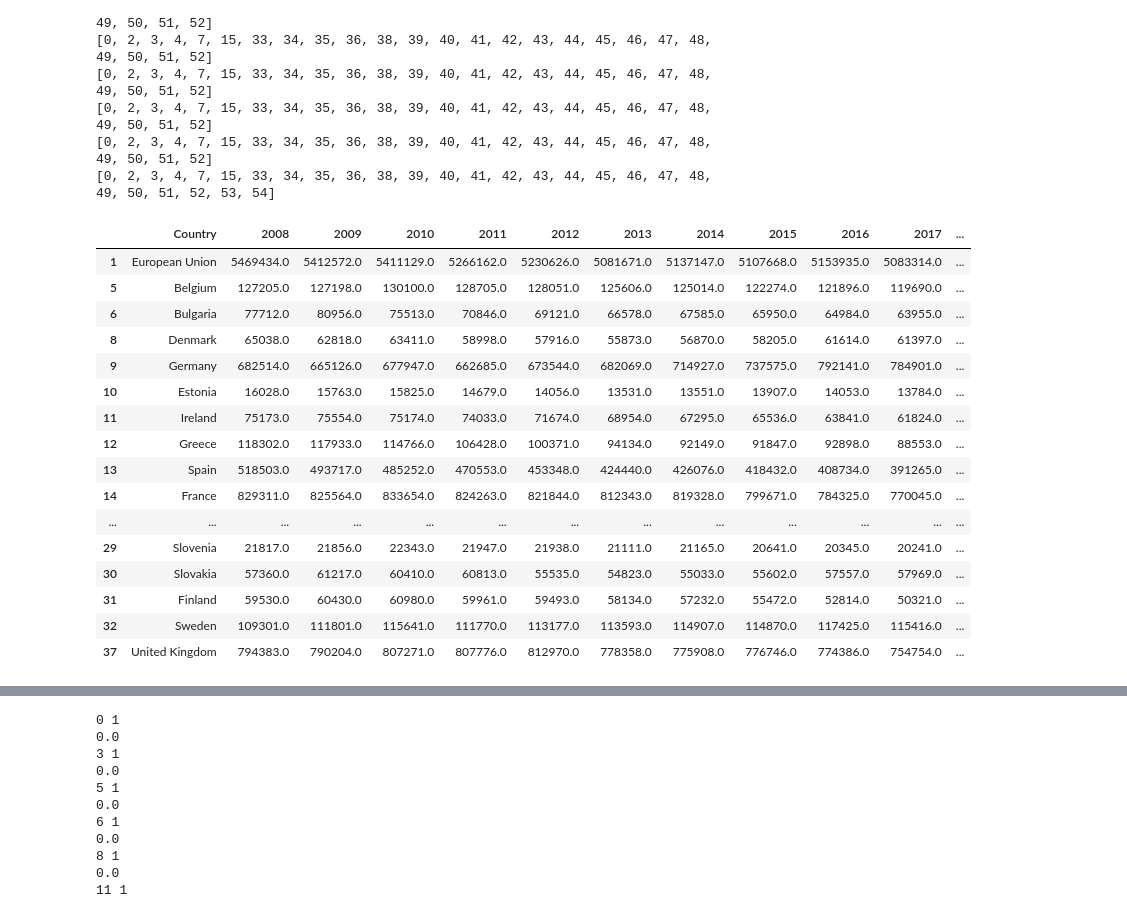
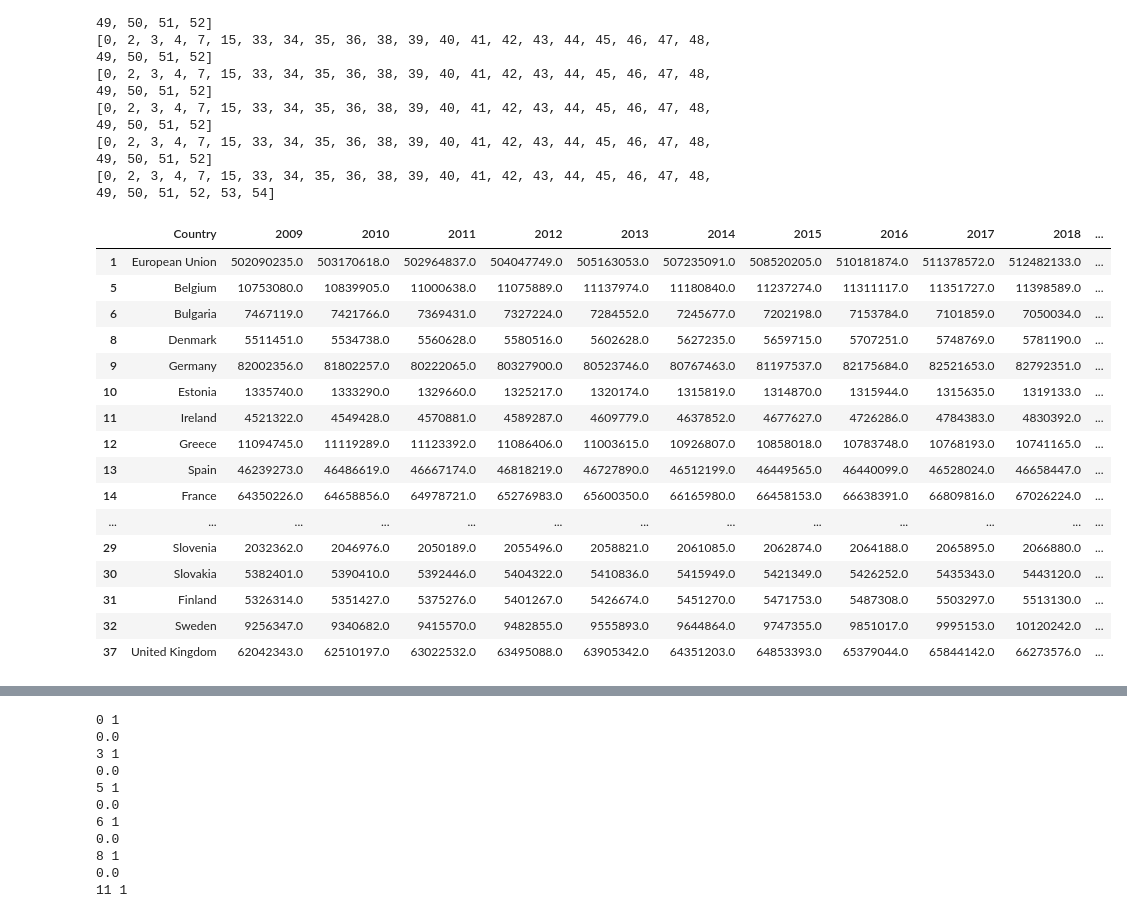
Before and after one commit to statho7/Data-Visualisation-Coursework-2, a Jupyter notebook: Data Analysis.ipynb, the cells around one changed output, grey strips where cells are left out. Drawn from its saved outputs; the diff is of its cells as text; code cells hidden in the pictures.

Commit message:
df_population differences in sums for populations

```diff
--- a/Data Analysis.ipynb
+++ b/Data Analysis.ipynb
@@ -379,28 +379,28 @@ df_population = Preprocess(df_population)
 # %%
 # df_births
 # df_deaths
 # df_Pop_0_14
 # df_Pop_15_24
 # df_Pop_25_49
 # df_Pop_50_64
 # df_Pop_65_79
 # df_Pop_80
-# df_population
+df_population
 # %% [output]
-|  | Country | 2008 | 2009 | 2010 | 2011 | 2012 | 2013 | 2014 | 2015 | 2016 | 2017 | ... |
-| 1 | European Union | 5469434.0 | 5412572.0 | 5411129.0 | 5266162.0 | 5230626.0 | 5081671.0 | 5137147.0 | 5107668.0 | 5153935.0 | 5083314.0 | ... |
-| 5 | Belgium | 127205.0 | 127198.0 | 130100.0 | 128705.0 | 128051.0 | 125606.0 | 125014.0 | 122274.0 | 121896.0 | 119690.0 | ... |
-| 6 | Bulgaria | 77712.0 | 80956.0 | 75513.0 | 70846.0 | 69121.0 | 66578.0 | 67585.0 | 65950.0 | 64984.0 | 63955.0 | ... |
-| 8 | Denmark | 65038.0 | 62818.0 | 63411.0 | 58998.0 | 57916.0 | 55873.0 | 56870.0 | 58205.0 | 61614.0 | 61397.0 | ... |
-| 9 | Germany | 682514.0 | 665126.0 | 677947.0 | 662685.0 | 673544.0 | 682069.0 | 714927.0 | 737575.0 | 792141.0 | 784901.0 | ... |
-| 10 | Estonia | 16028.0 | 15763.0 | 15825.0 | 14679.0 | 14056.0 | 13531.0 | 13551.0 | 13907.0 | 14053.0 | 13784.0 | ... |
-| 11 | Ireland | 75173.0 | 75554.0 | 75174.0 | 74033.0 | 71674.0 | 68954.0 | 67295.0 | 65536.0 | 63841.0 | 61824.0 | ... |
-| 12 | Greece | 118302.0 | 117933.0 | 114766.0 | 106428.0 | 100371.0 | 94134.0 | 92149.0 | 91847.0 | 92898.0 | 88553.0 | ... |
-| 13 | Spain | 518503.0 | 493717.0 | 485252.0 | 470553.0 | 453348.0 | 424440.0 | 426076.0 | 418432.0 | 408734.0 | 391265.0 | ... |
-| 14 | France | 829311.0 | 825564.0 | 833654.0 | 824263.0 | 821844.0 | 812343.0 | 819328.0 | 799671.0 | 784325.0 | 770045.0 | ... |
+|  | Country | 2009 | 2010 | 2011 | 2012 | 2013 | 2014 | 2015 | 2016 | 2017 | 2018 | ... |
+| 1 | European Union | 502090235.0 | 503170618.0 | 502964837.0 | 504047749.0 | 505163053.0 | 507235091.0 | 508520205.0 | 510181874.0 | 511378572.0 | 512482133.0 | ... |
+| 5 | Belgium | 10753080.0 | 10839905.0 | 11000638.0 | 11075889.0 | 11137974.0 | 11180840.0 | 11237274.0 | 11311117.0 | 11351727.0 | 11398589.0 | ... |
+| 6 | Bulgaria | 7467119.0 | 7421766.0 | 7369431.0 | 7327224.0 | 7284552.0 | 7245677.0 | 7202198.0 | 7153784.0 | 7101859.0 | 7050034.0 | ... |
+| 8 | Denmark | 5511451.0 | 5534738.0 | 5560628.0 | 5580516.0 | 5602628.0 | 5627235.0 | 5659715.0 | 5707251.0 | 5748769.0 | 5781190.0 | ... |
+| 9 | Germany | 82002356.0 | 81802257.0 | 80222065.0 | 80327900.0 | 80523746.0 | 80767463.0 | 81197537.0 | 82175684.0 | 82521653.0 | 82792351.0 | ... |
+| 10 | Estonia | 1335740.0 | 1333290.0 | 1329660.0 | 1325217.0 | 1320174.0 | 1315819.0 | 1314870.0 | 1315944.0 | 1315635.0 | 1319133.0 | ... |
+| 11 | Ireland | 4521322.0 | 4549428.0 | 4570881.0 | 4589287.0 | 4609779.0 | 4637852.0 | 4677627.0 | 4726286.0 | 4784383.0 | 4830392.0 | ... |
+| 12 | Greece | 11094745.0 | 11119289.0 | 11123392.0 | 11086406.0 | 11003615.0 | 10926807.0 | 10858018.0 | 10783748.0 | 10768193.0 | 10741165.0 | ... |
+| 13 | Spain | 46239273.0 | 46486619.0 | 46667174.0 | 46818219.0 | 46727890.0 | 46512199.0 | 46449565.0 | 46440099.0 | 46528024.0 | 46658447.0 | ... |
+| 14 | France | 64350226.0 | 64658856.0 | 64978721.0 | 65276983.0 | 65600350.0 | 66165980.0 | 66458153.0 | 66638391.0 | 66809816.0 | 67026224.0 | ... |
 | ... | ... | ... | ... | ... | ... | ... | ... | ... | ... | ... | ... | ... |
-| 29 | Slovenia | 21817.0 | 21856.0 | 22343.0 | 21947.0 | 21938.0 | 21111.0 | 21165.0 | 20641.0 | 20345.0 | 20241.0 | ... |
-| 30 | Slovakia | 57360.0 | 61217.0 | 60410.0 | 60813.0 | 55535.0 | 54823.0 | 55033.0 | 55602.0 | 57557.0 | 57969.0 | ... |
-| 31 | Finland | 59530.0 | 60430.0 | 60980.0 | 59961.0 | 59493.0 | 58134.0 | 57232.0 | 55472.0 | 52814.0 | 50321.0 | ... |
-| 32 | Sweden | 109301.0 | 111801.0 | 115641.0 | 111770.0 | 113177.0 | 113593.0 | 114907.0 | 114870.0 | 117425.0 | 115416.0 | ... |
-| 37 | United Kingdom | 794383.0 | 790204.0 | 807271.0 | 807776.0 | 812970.0 | 778358.0 | 775908.0 | 776746.0 | 774386.0 | 754754.0 | ... |
+| 29 | Slovenia | 2032362.0 | 2046976.0 | 2050189.0 | 2055496.0 | 2058821.0 | 2061085.0 | 2062874.0 | 2064188.0 | 2065895.0 | 2066880.0 | ... |
+| 30 | Slovakia | 5382401.0 | 5390410.0 | 5392446.0 | 5404322.0 | 5410836.0 | 5415949.0 | 5421349.0 | 5426252.0 | 5435343.0 | 5443120.0 | ... |
+| 31 | Finland | 5326314.0 | 5351427.0 | 5375276.0 | 5401267.0 | 5426674.0 | 5451270.0 | 5471753.0 | 5487308.0 | 5503297.0 | 5513130.0 | ... |
+| 32 | Sweden | 9256347.0 | 9340682.0 | 9415570.0 | 9482855.0 | 9555893.0 | 9644864.0 | 9747355.0 | 9851017.0 | 9995153.0 | 10120242.0 | ... |
+| 37 | United Kingdom | 62042343.0 | 62510197.0 | 63022532.0 | 63495088.0 | 63905342.0 | 64351203.0 | 64853393.0 | 65379044.0 | 65844142.0 | 66273576.0 | ... |
```
Also changed, not shown: parts of 2 cells of this notebook.
